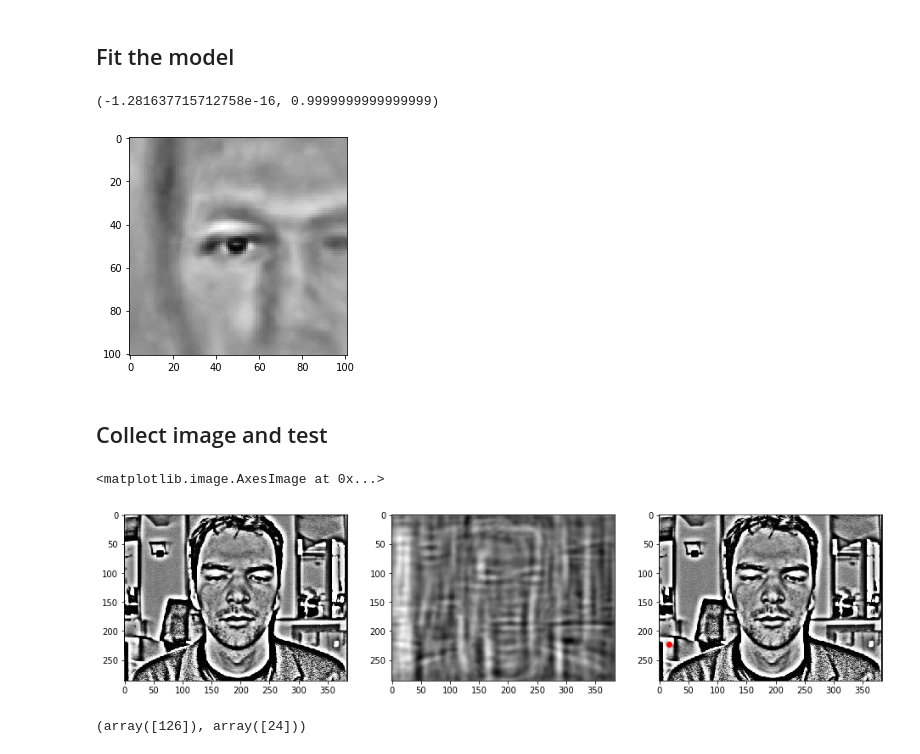
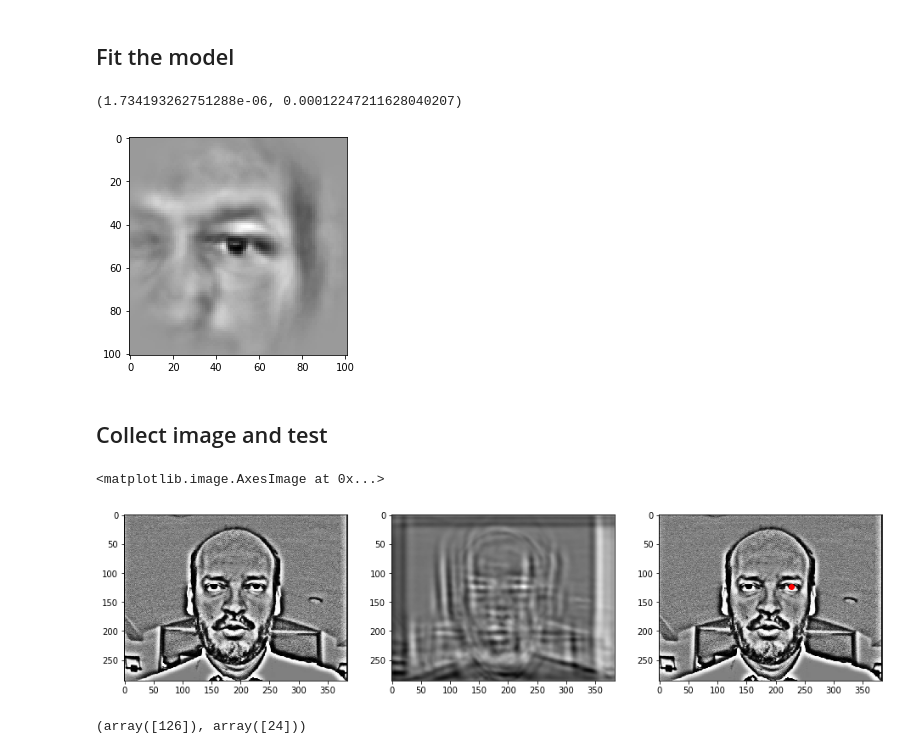
Before and after one commit to pierreglaser/templatematching-mva, a Jupyter notebook: notebooks/train.ipynb, the cells around one changed output. Cells and saved outputs as stored; diff of their text form; code cells hidden in the pictures.

```diff
--- a/notebooks/train.ipynb
+++ b/notebooks/train.ipynb
@@ -16,16 +16,13 @@ The autoreload extension is already loaded. To reload it, use:
 # %%
 import os
 
-positive_patches = os.listdir('../patches/positive/right/')
 
 n_patches = 1000
 
 patches = np.zeros((n_patches , 101, 101))
 
-patch = read_patch(0, pos_neg='positive', loc='right')
-
 for i in range(n_patches):
-    patch = read_patch(i, loc='right')
+    patch = read_patch(i, loc='left')
 
     patches[i] = patch
 # %% [markdown]
@@ -35,29 +32,29 @@ for i in range(n_patches):
 # %%
 from models.averager import Averager
 avg = Averager()
-avg.train(patches)
+avg.train(patches, n_order=16)
 
 # Display template
 plt.imshow(avg.template, cmap='gray')
 np.mean(avg.template), np.std(avg.template)
 # %% [output]
-(-1.281637715712758e-16, 0.9999999999999999)
+(1.734193262751288e-06, 0.00012247211628040207)
-[figure, old version]
+[figure, new version]
 # %% [markdown]
 ## Collect image and test
 # %%
 fig, (ax1, ax2, ax3) = plt.subplots(nrows=1, ncols=3, figsize=(16, 8))
-image = read_norm_img(0)
+image = read_norm_img(17)
 
 
 
 conv, (x, y) = avg.predict_im(image, ax3)
 
 ax1.imshow(image, cmap='gray')
 ax2.imshow(conv, cmap='gray')
 # %% [output]
 <matplotlib.image.AxesImage at 0x...>
-[figure, old version]
+[figure, new version]
 # %%
 x, y
 # %% [output]
```
